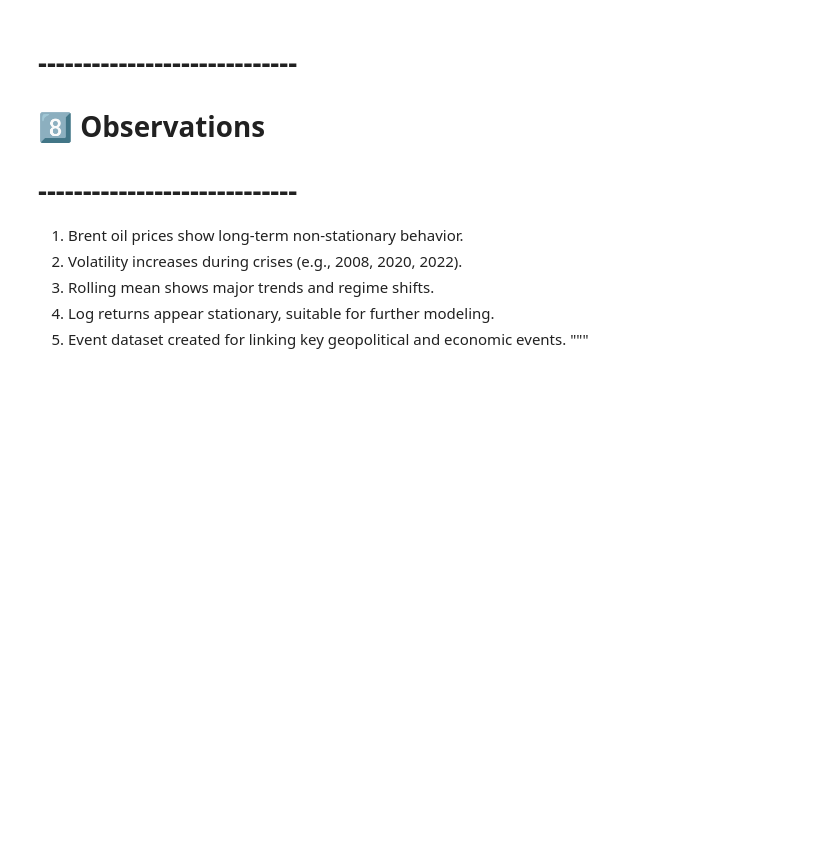
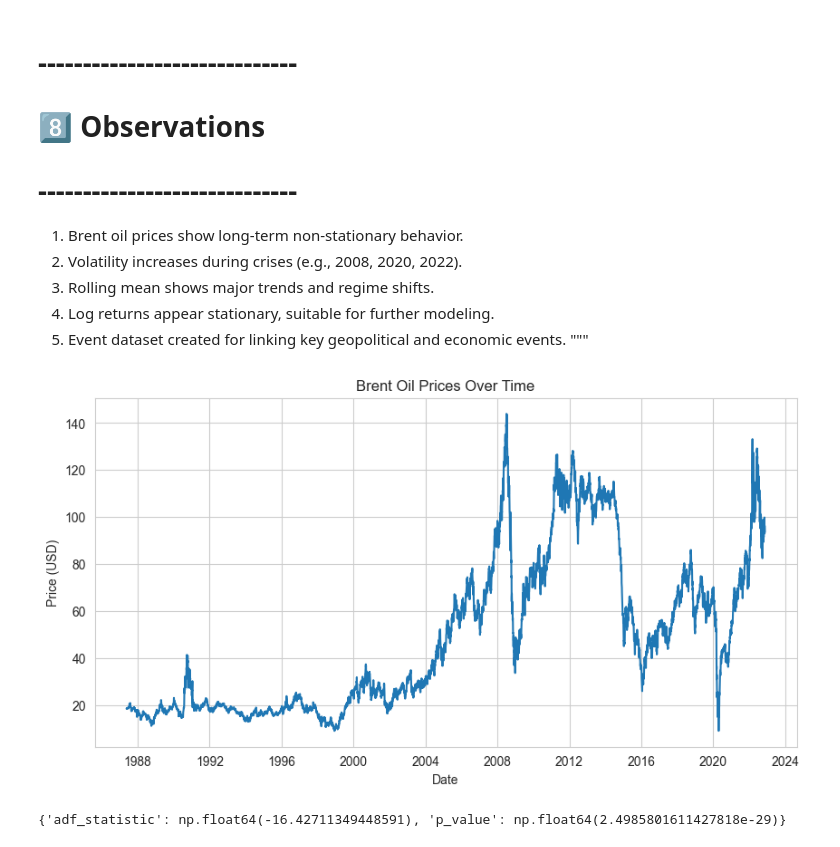
Before and after one commit to Kalalayu/brent-oil-analysis, a Jupyter notebook: notebooks/task1_eda.ipynb, the cells around one changed output. Cells and saved outputs as stored; diff of their text form; code cells hidden in the pictures; blank space fills up the shorter version.

Commit message:
Add Task 1 foundation: EDA, events data, and report

```diff
--- a/notebooks/task1_eda.ipynb
+++ b/notebooks/task1_eda.ipynb
@@ -171,3 +171,17 @@ print(events_df)
 4. Log returns appear stationary, suitable for further modeling.
 5. Event dataset created for linking key geopolitical and economic events.
 """
+# %%
+from src.config import RAW_DATA_PATH, IMAGES_PATH
+from src.data_loader import load_price_data
+from src.eda import plot_price, add_log_returns
+from src.utils import adf_test
+
+df = load_price_data(RAW_DATA_PATH)
+plot_price(df, f"{IMAGES_PATH}/brent_price.png")
+
+df = add_log_returns(df)
+print(adf_test(df['Log_Returns']))
+# %% [output]
+[figure, added]
+{'adf_statistic': np.float64(-16.42711349448591), 'p_value': np.float64(2.4985801611427818e-29)}
```
Also changed, not shown: 11 other files.
